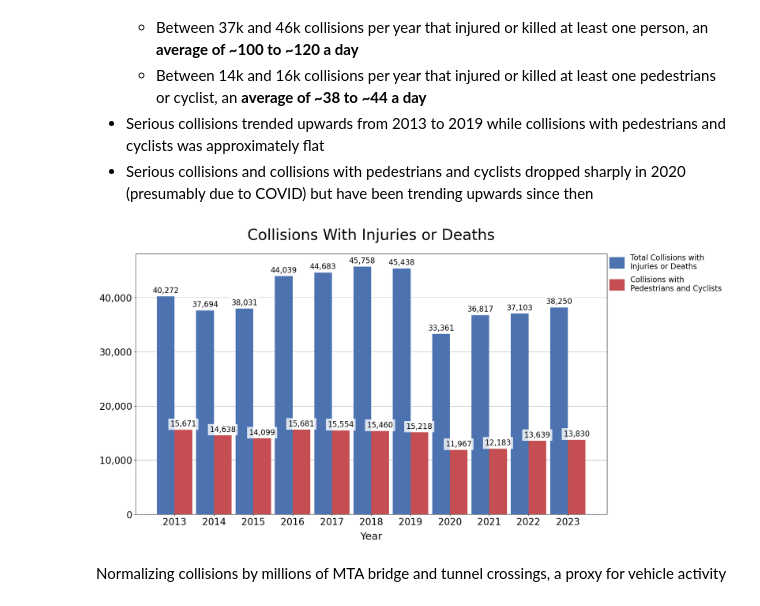
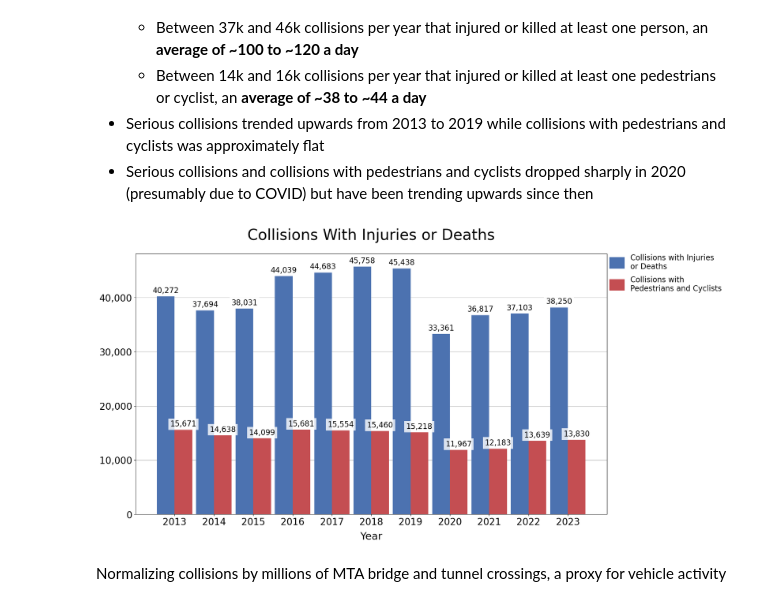
Before and after one commit to ray310/NYC-Vehicle-Collisions, a Jupyter notebook: 3-when-collisions-occur.ipynb, the cells around one changed output. Saved outputs shown, nothing was run; the diff lists cells and outputs as text; code cells hidden in the pictures.

Commit message:
Minor update of generated graphs

```diff
--- a/3-when-collisions-occur.ipynb
+++ b/3-when-collisions-occur.ipynb
@@ -200,25 +200,25 @@ total_weeks_ex_17 = (total_days - 365) / 7
 # %%
 year_groupby = make_collision_groupby(serious, serious["datetime"].dt.year, divisor=1)
 year_labels = {
     "title": "Collisions With Injuries or Deaths",
     "y_label": "",
     "x_label": "Year",
 }
 groups = [
-    "Total Collisions with Injuries or Deaths",
+    "Collisions with Injuries or Deaths",
     "Collisions with Pedestrians and Cyclists",
 ]
 viz.make_grouped_bar_chart(
     year_groupby,
     **year_labels,
     legend_labels=src.strings.add_line_breaks(groups),
     colors=viz.CYCLE_COLORS,
     legend_handleheight=2.0,
     bar_label_bbox={"facecolor": "white", "edgecolor": "none", "alpha": 0.8},
     save=os.path.join(IMG_DIR, "trends", "yearly_collisions.png"),
 )
 # %% [output]
-[figure, old version]
+[figure, new version]
 # %% [markdown]
 Normalizing collisions by millions of MTA bridge and tunnel crossings, a proxy for vehicle activity
 # %%
```
Also changed, not shown: parts of 1 cell of this notebook.
